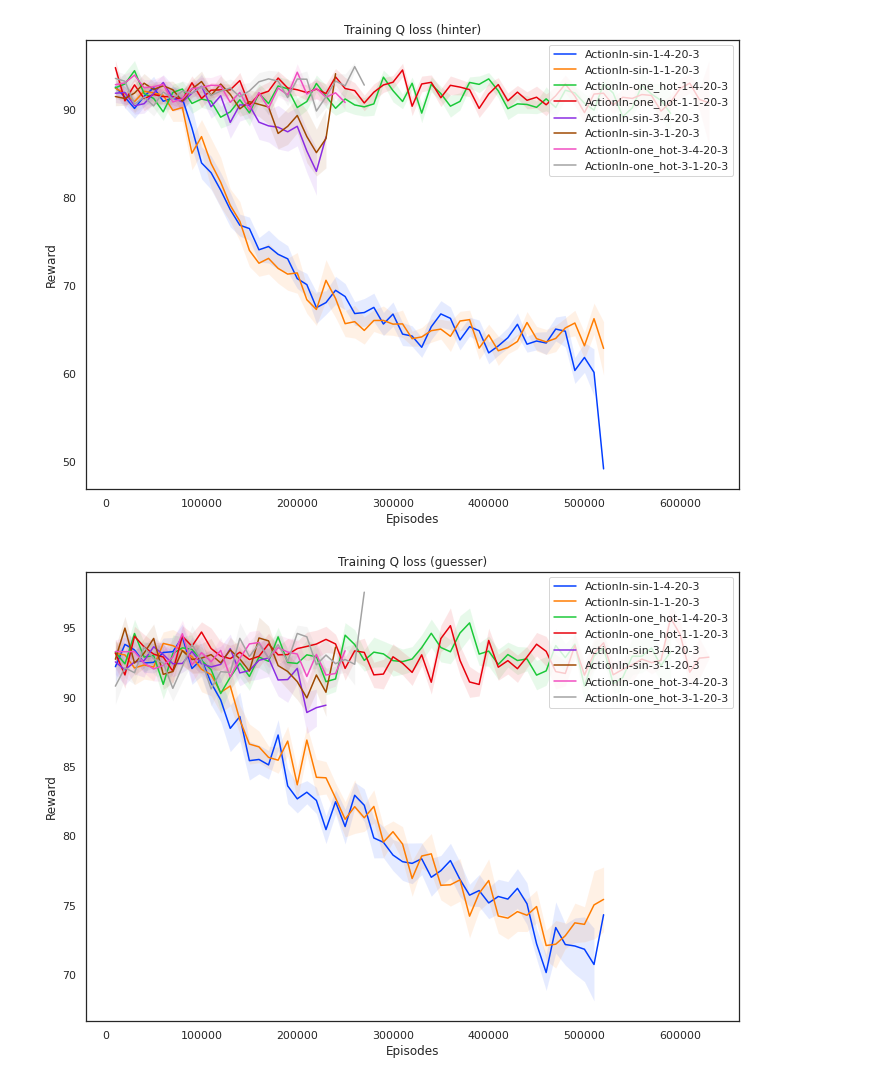
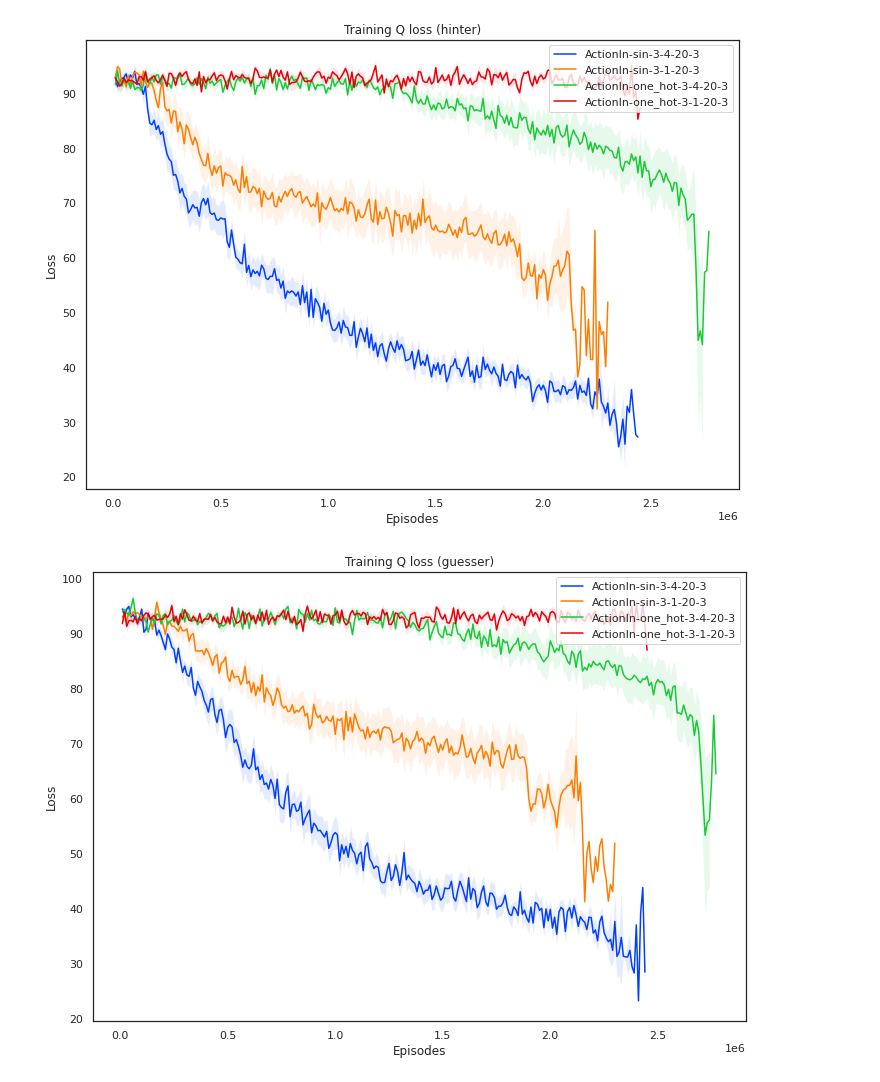
Before and after one commit to mingweima/tiny-hintguess, a Jupyter notebook: source/learning_curve.ipynb, the cells around one changed output. Cells and saved outputs as stored; diff of their text form; code cells hidden in the pictures.

```diff
--- a/source/learning_curve.ipynb
+++ b/source/learning_curve.ipynb
@@ -5,7 +5,8 @@ import os
 import seaborn as sns
 import matplotlib.pyplot as plt
 # %%
-mod_names = ['ActionIn-sin-1-4-20-3', 'ActionIn-sin-1-1-20-3', 'ActionIn-one_hot-1-4-20-3', 'ActionIn-one_hot-1-1-20-3', 'ActionIn-sin-3-4-20-3', 'ActionIn-sin-3-1-20-3',
+mod_names = ['ActionIn-sin-1-4-20-3', 'ActionIn-sin-1-1-20-3', 'ActionIn-one_hot-1-4-20-3', 'ActionIn-one_hot-1-1-20-3']
+mod_names = ['ActionIn-sin-3-4-20-3', 'ActionIn-sin-3-1-20-3',
             'ActionIn-one_hot-3-4-20-3', 'ActionIn-one_hot-3-1-20-3']
 # %%
 log_dict = {}
@@ -43,33 +37,33 @@ for key, df in log_dict.items():
     x = df.groupby('episodes').mean().index
     sns.lineplot(x=x, y=rmean, label=key)
     plt.fill_between(x, rmean - rstd, rmean + rstd, alpha=0.1)
-plt.ylabel("Reward")
+plt.ylabel("Loss")
 plt.xlabel("Episodes")
 plt.legend( loc="upper right")
 plt.title('Training Q loss (hinter)')
 plt.savefig('lc_diff.pdf', transparent = True, bbox_inches = 'tight', pad_inches = 0)
 plt.show()
 # %% [output]
-[figure, old version]
+[figure, new version]
 # %%
 sns.set(rc={'figure.figsize':(11.7,8.27)})
 sns.set_style("white")
 sns.set_palette("bright")
 
 for key, df in log_dict.items():
     rmean = df.groupby('episodes').mean().guesser_loss
     rstd = df.groupby('episodes').sem().guesser_loss
     x = df.groupby('episodes').mean().index
     sns.lineplot(x=x, y=rmean, label=key)
     plt.fill_between(x, rmean - rstd, rmean + rstd, alpha=0.1)
-plt.ylabel("Reward")
+plt.ylabel("Loss")
 plt.xlabel("Episodes")
 plt.legend( loc="upper right")
 plt.title('Training Q loss (guesser)')
 plt.savefig('lc_diff.pdf', transparent = True, bbox_inches = 'tight', pad_inches = 0)
 plt.show()
 # %% [output]
-[figure, old version]
+[figure, new version]
 # %%
 sns.set(rc={'figure.figsize':(11.7,8.27)})
 sns.set_style("white")
```
Also changed, not shown: parts of 2 cells of this notebook, 9 other files.
